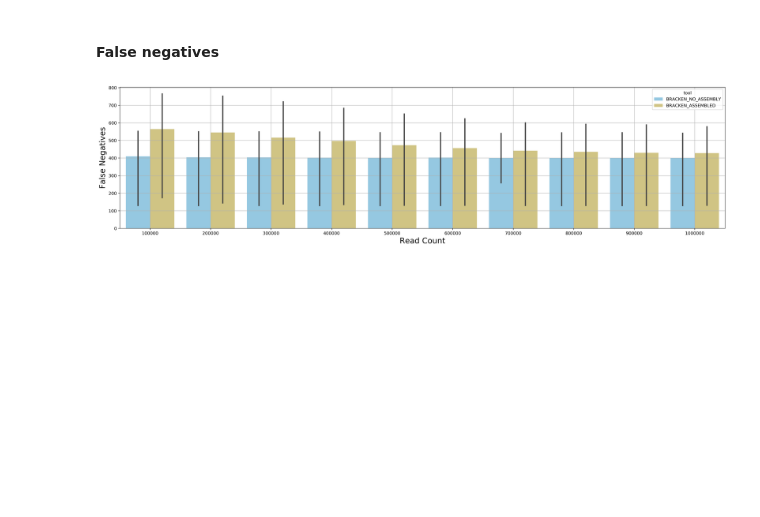
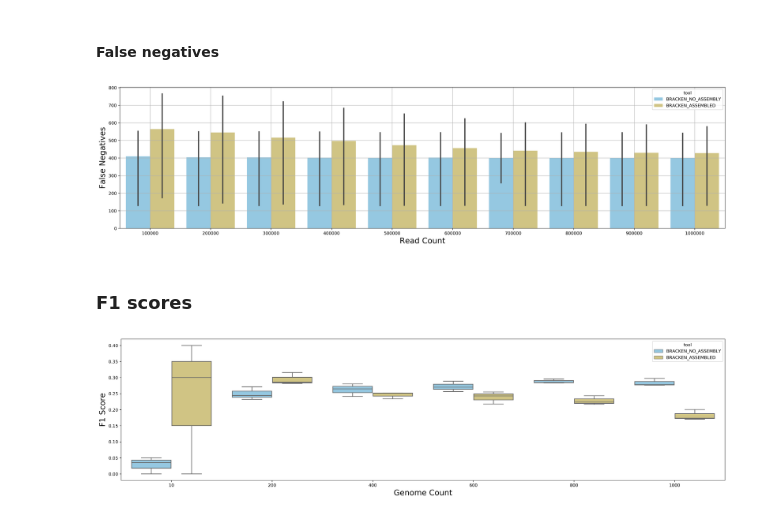
Before and after one commit to Dreycey/Phage-EnrichSeq, a Jupyter notebook: src/benchmarking/plotting_results_OCT22.ipynb, the cells around one changed output. Drawn from its saved outputs; the diff is of its cells as text; code cells hidden in the pictures; blank space fills up the shorter version.

Commit message:
more plots for Bracken comparison

```diff
--- a/src/benchmarking/plotting_results_OCT22.ipynb
+++ b/src/benchmarking/plotting_results_OCT22.ipynb
@@ -431,3 +431,17 @@ plt.grid()
 plt.show()
 # %% [output]
 [figure]
+# %% [markdown]
+### F1 scores
+# %%
+plt.figure(figsize=(25, 6), dpi=300)
+bracken_df = results_df[results_df['experiment'] == 'num_genomes']
+
+
+# choose EnrichSeq version and plot
+sns.boxplot(data=bracken_df, x="num_genomes", y="f1_score", hue="tool", palette=colorblind_palette)
+plt.xlabel('Genome Count', fontsize=18)
+plt.ylabel('F1 Score', fontsize=18)
+plt.show()
+# %% [output]
+[figure, added]
```
